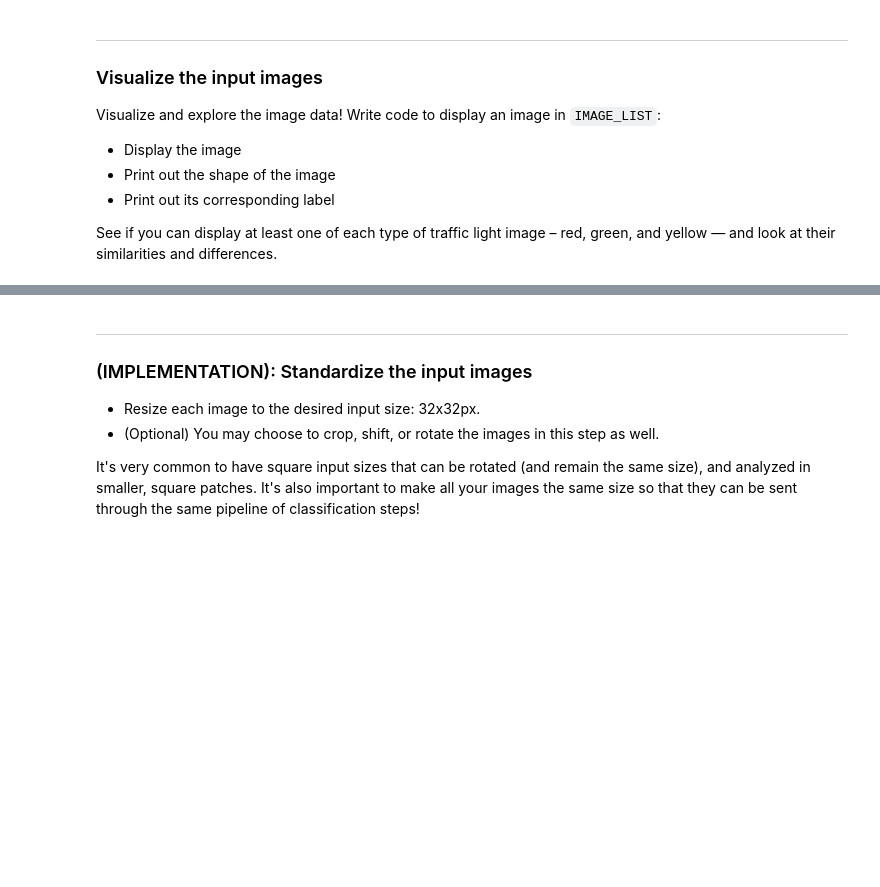
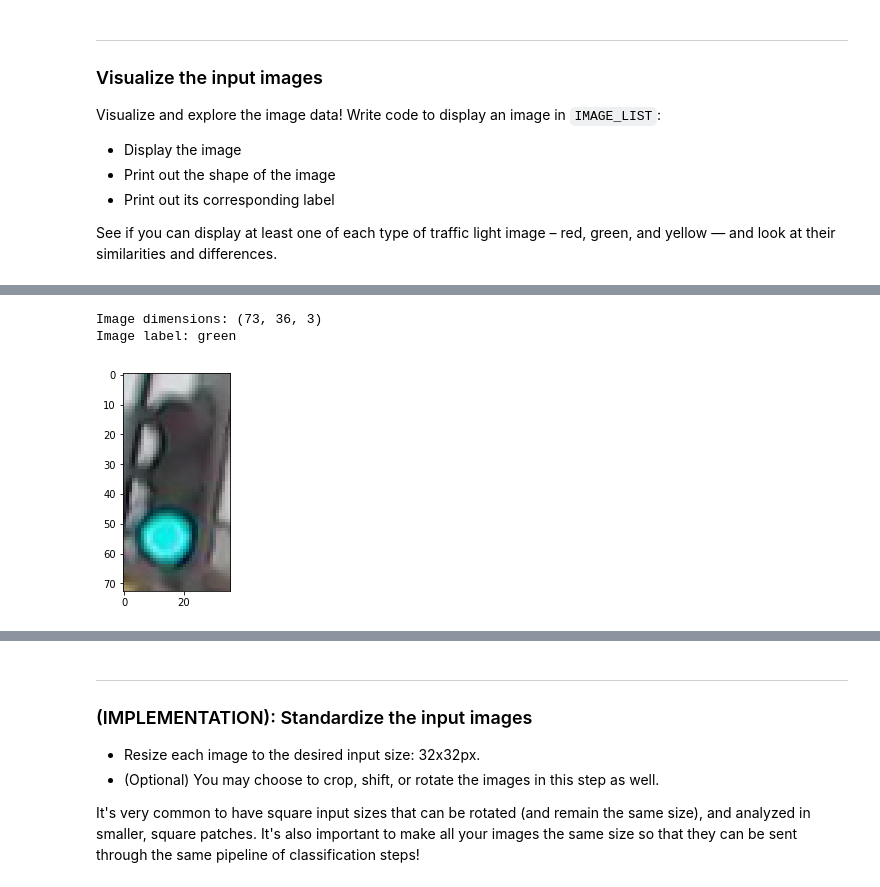
Before and after one commit to manocormen/traffic-light-classifier, a Jupyter notebook: Traffic_Light_Classifier.ipynb, the cells around one changed output, grey strips where cells are left out. Saved outputs shown, nothing was run; the diff lists cells and outputs as text; code cells hidden in the pictures; blank space fills up the shorter version.

```diff
--- a/Traffic_Light_Classifier.ipynb
+++ b/Traffic_Light_Classifier.ipynb
@@ -112,3 +173,10 @@ plt.imshow(selected_image)
+# %%
+# Display green traffic light
+display_image_and_info(IMAGE_LIST, 760)
+# %% [output]
+Image dimensions: (73, 36, 3)
+Image label: green
+[figure, added]
 # %% [markdown]
 # 2. Pre-process the Data
 
```
Also changed, not shown: parts of 8 cells of this notebook.
